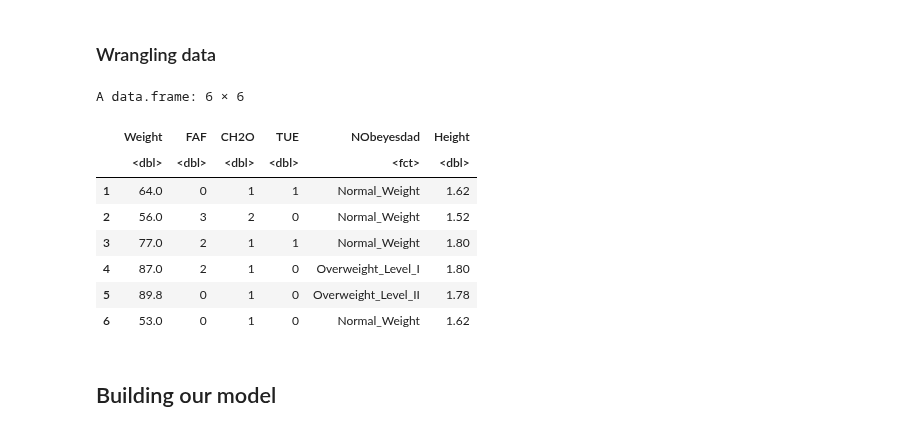
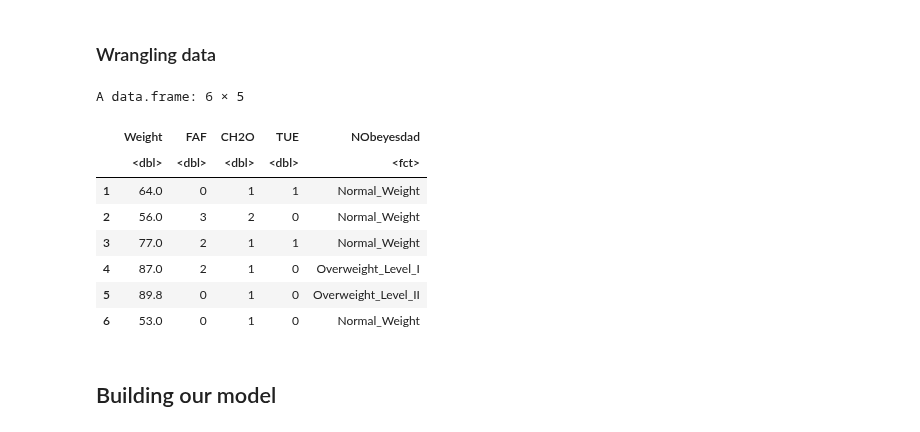
Before and after one commit to Julian-UBC/dsci_100_group_project, a Jupyter notebook: obesity_prediction.ipynb, the cells around one changed output. Saved outputs shown, nothing was run; the diff lists cells and outputs as text; code cells hidden in the pictures.

Commit message:
Removed height from data

```diff
--- a/obesity_prediction.ipynb
+++ b/obesity_prediction.ipynb
@@ -20,18 +20,18 @@ unlink(temp)
 # %%
 obesity <- obesity_data %>%
             mutate(NObeyesdad = as_factor(NObeyesdad), CH2O = CH2O - 1) %>%
-            select(Weight, FAF, CH2O, TUE, NObeyesdad, Height)
+            select(Weight, FAF, CH2O, TUE, NObeyesdad)
 head(obesity)
 # %% [output]
-A data.frame: 6 × 6
+A data.frame: 6 × 5
-|  | Weight | FAF | CH2O | TUE | NObeyesdad | Height |
-|  | <dbl> | <dbl> | <dbl> | <dbl> | <fct> | <dbl> |
-| 1 | 64.0 | 0 | 1 | 1 | Normal_Weight | 1.62 |
-| 2 | 56.0 | 3 | 2 | 0 | Normal_Weight | 1.52 |
-| 3 | 77.0 | 2 | 1 | 1 | Normal_Weight | 1.80 |
-| 4 | 87.0 | 2 | 1 | 0 | Overweight_Level_I | 1.80 |
-| 5 | 89.8 | 0 | 1 | 0 | Overweight_Level_II | 1.78 |
-| 6 | 53.0 | 0 | 1 | 0 | Normal_Weight | 1.62 |
+|  | Weight | FAF | CH2O | TUE | NObeyesdad |
+|  | <dbl> | <dbl> | <dbl> | <dbl> | <fct> |
+| 1 | 64.0 | 0 | 1 | 1 | Normal_Weight |
+| 2 | 56.0 | 3 | 2 | 0 | Normal_Weight |
+| 3 | 77.0 | 2 | 1 | 1 | Normal_Weight |
+| 4 | 87.0 | 2 | 1 | 0 | Overweight_Level_I |
+| 5 | 89.8 | 0 | 1 | 0 | Overweight_Level_II |
+| 6 | 53.0 | 0 | 1 | 0 | Normal_Weight |
 # %% [markdown]
 ## Building our model
 # %% [markdown]
```
Also changed, not shown: parts of 2 cells of this notebook.
